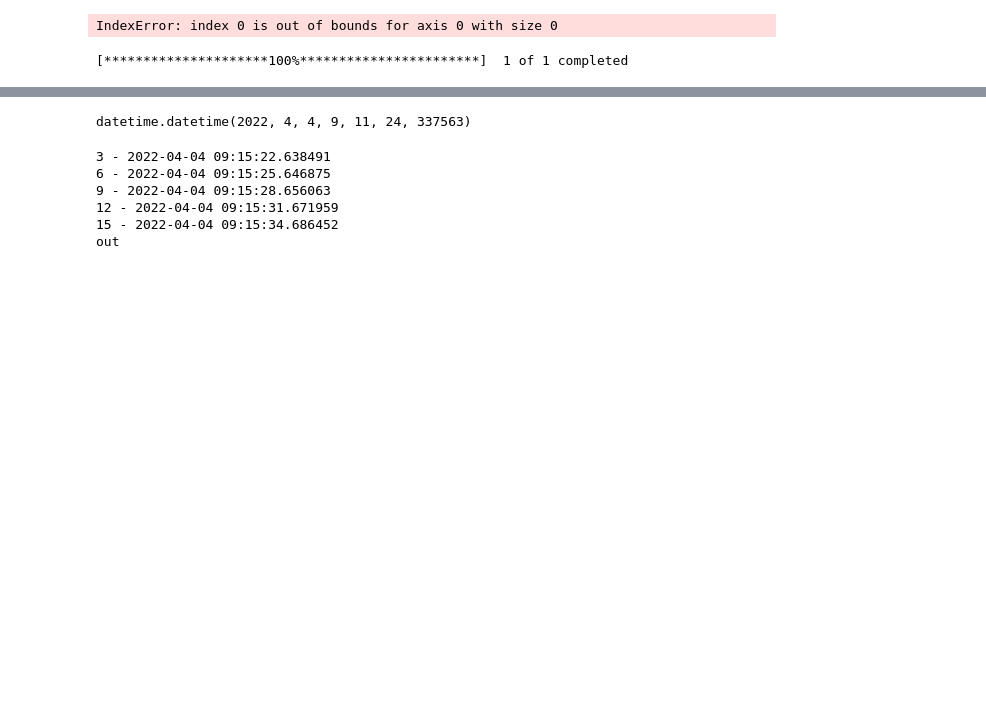
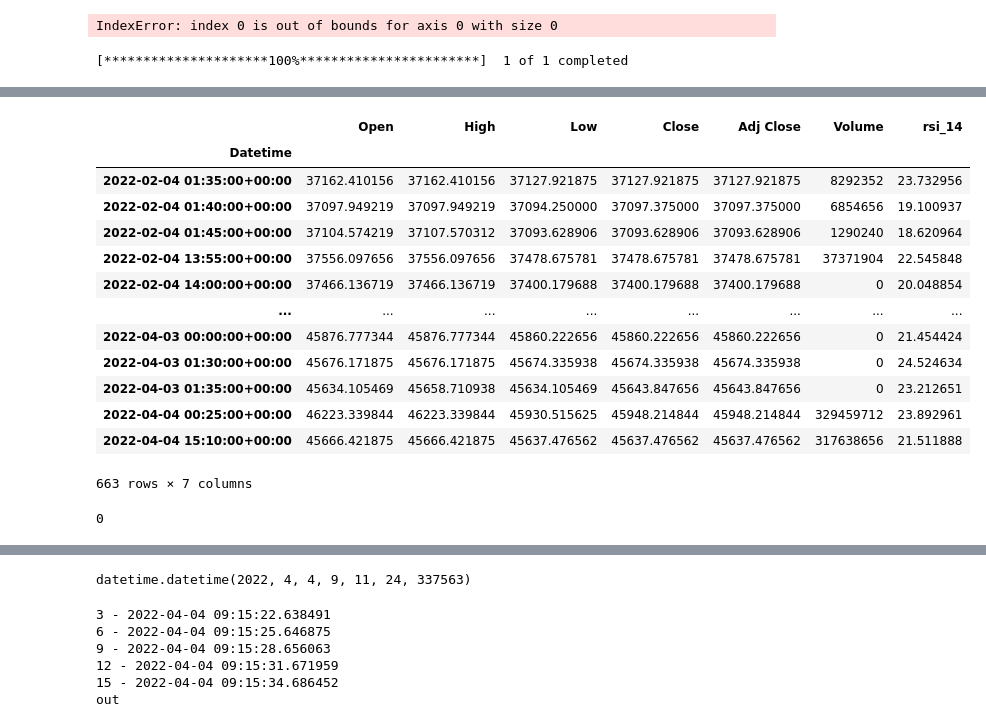
Before and after one commit to sjuanandres0/Chewbacca, a Jupyter notebook: chewie_playground.ipynb, the cells around one changed output, grey strips where cells are left out. Drawn from its saved outputs; the diff is of its cells as text; code cells hidden in the pictures; blank space fills up the shorter version.

```diff
--- a/chewie_playground.ipynb
+++ b/chewie_playground.ipynb
@@ -682,0 +748,23 @@ tds.to_csv('tds.csv', index=False)
+# %%
+testing_df=pd.read_csv('BTC-USD_5m_60d_20220404',index_col='Datetime')
+testing_df['rsi_14'] = rsi(testing_df,'Close',14)
+testing_df.loc[(testing_df.rsi_14<25)]
+# %% [output]
+|  | Open | High | Low | Close | Adj Close | Volume | rsi_14 |
+| Datetime |  |  |  |  |  |  |  |
+| 2022-02-04 01:35:00+00:00 | 37162.410156 | 37162.410156 | 37127.921875 | 37127.921875 | 37127.921875 | 8292352 | 23.732956 |
+| 2022-02-04 01:40:00+00:00 | 37097.949219 | 37097.949219 | 37094.250000 | 37097.375000 | 37097.375000 | 6854656 | 19.100937 |
+| 2022-02-04 01:45:00+00:00 | 37104.574219 | 37107.570312 | 37093.628906 | 37093.628906 | 37093.628906 | 1290240 | 18.620964 |
+| 2022-02-04 13:55:00+00:00 | 37556.097656 | 37556.097656 | 37478.675781 | 37478.675781 | 37478.675781 | 37371904 | 22.545848 |
+| 2022-02-04 14:00:00+00:00 | 37466.136719 | 37466.136719 | 37400.179688 | 37400.179688 | 37400.179688 | 0 | 20.048854 |
+| ... | ... | ... | ... | ... | ... | ... | ... |
+| 2022-04-03 00:00:00+00:00 | 45876.777344 | 45876.777344 | 45860.222656 | 45860.222656 | 45860.222656 | 0 | 21.454424 |
+| 2022-04-03 01:30:00+00:00 | 45676.171875 | 45676.171875 | 45674.335938 | 45674.335938 | 45674.335938 | 0 | 24.524634 |
+| 2022-04-03 01:35:00+00:00 | 45634.105469 | 45658.710938 | 45634.105469 | 45643.847656 | 45643.847656 | 0 | 23.212651 |
+| 2022-04-04 00:25:00+00:00 | 46223.339844 | 46223.339844 | 45930.515625 | 45948.214844 | 45948.214844 | 329459712 | 23.892961 |
+| 2022-04-04 15:10:00+00:00 | 45666.421875 | 45666.421875 | 45637.476562 | 45637.476562 | 45637.476562 | 317638656 | 21.511888 |
+663 rows × 7 columns
+# %%
+tds.loc[(tds.ticker==ticker) & (tds.strategy==strategy), 'cond2'].values[-1]
+# %% [output]
+0
```
Also changed, not shown: parts of 22 cells of this notebook, 4 other files.
